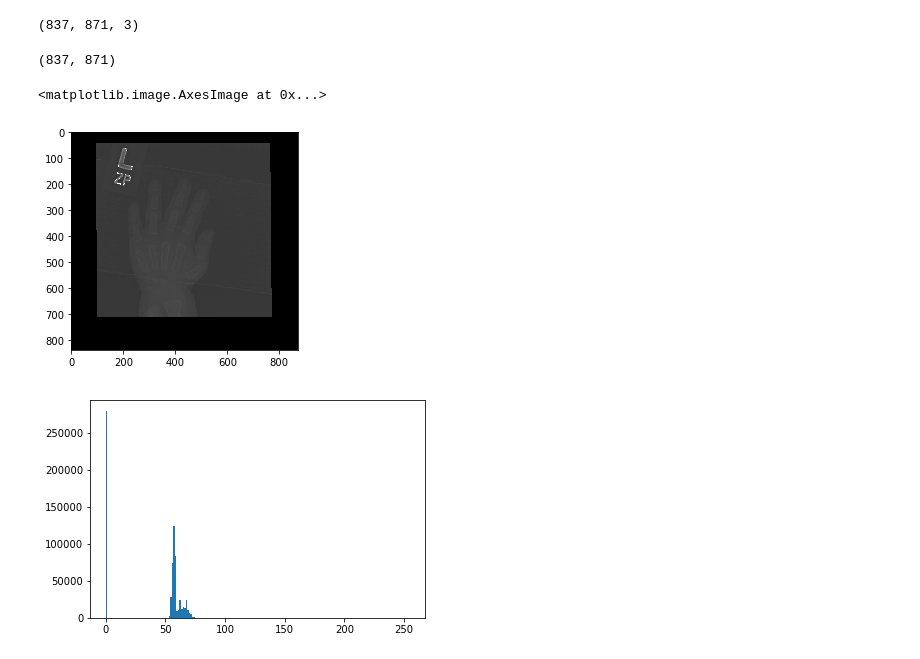
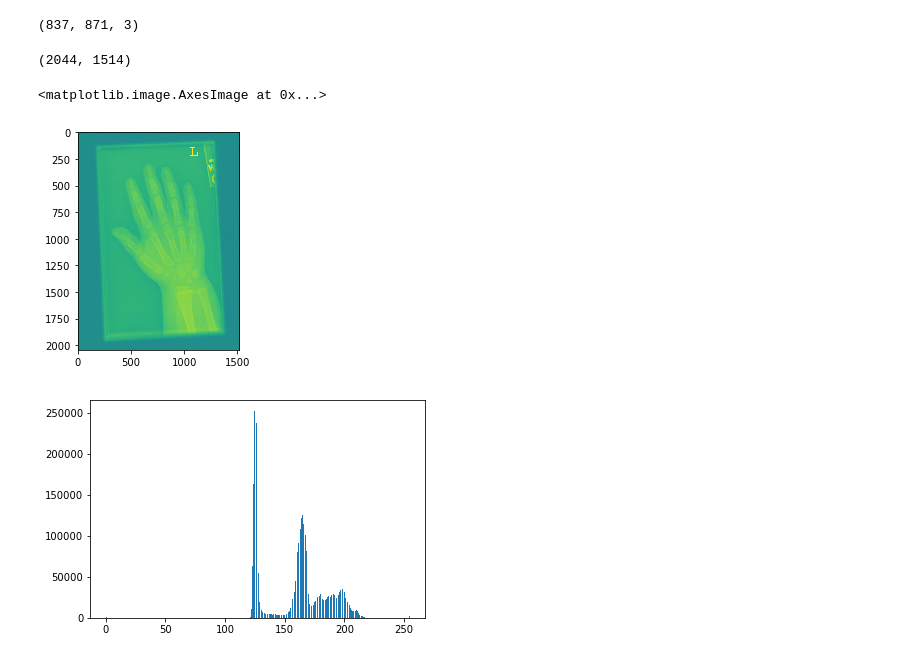
Before and after one commit to alxndrkalinin/boneage, a Jupyter notebook: notebooks/eda.ipynb, the cells around one changed output. Drawn from its saved outputs; the diff is of its cells as text; code cells hidden in the pictures.

```diff
--- a/notebooks/eda.ipynb
+++ b/notebooks/eda.ipynb
@@ -142,19 +191,19 @@ img.shape
 # %% [output]
 (837, 871, 3)
 # %%
-img = io.imread(os.path.join('../data/boneage-training-dataset/', str(train[train['boneage']==10]['id'].values[0]) + '.png'))
+img = io.imread(os.path.join('../data/boneage-training-dataset/', str(train[train['boneage']==50]['id'].values[0]) + '.png'))
 print(img.shape)
-# img[img>150]=np.mean(img)
+# img[img>200]=0
 # img[img<50]=0
 plt.figure()
-plt.imshow(img, cmap=plt.cm.gray)
+plt.imshow(img)
 # %% [output]
-(837, 871)
+(2044, 1514)
 <matplotlib.image.AxesImage at 0x...>
-[figure, old version]
+[figure, new version]
 # %%
 plt.figure()
 plt.hist(img.ravel(), bins='auto')
 plt.show()
 # %% [output]
-[figure, old version]
+[figure, new version]
```
Also changed, not shown: parts of 11 cells of this notebook.
